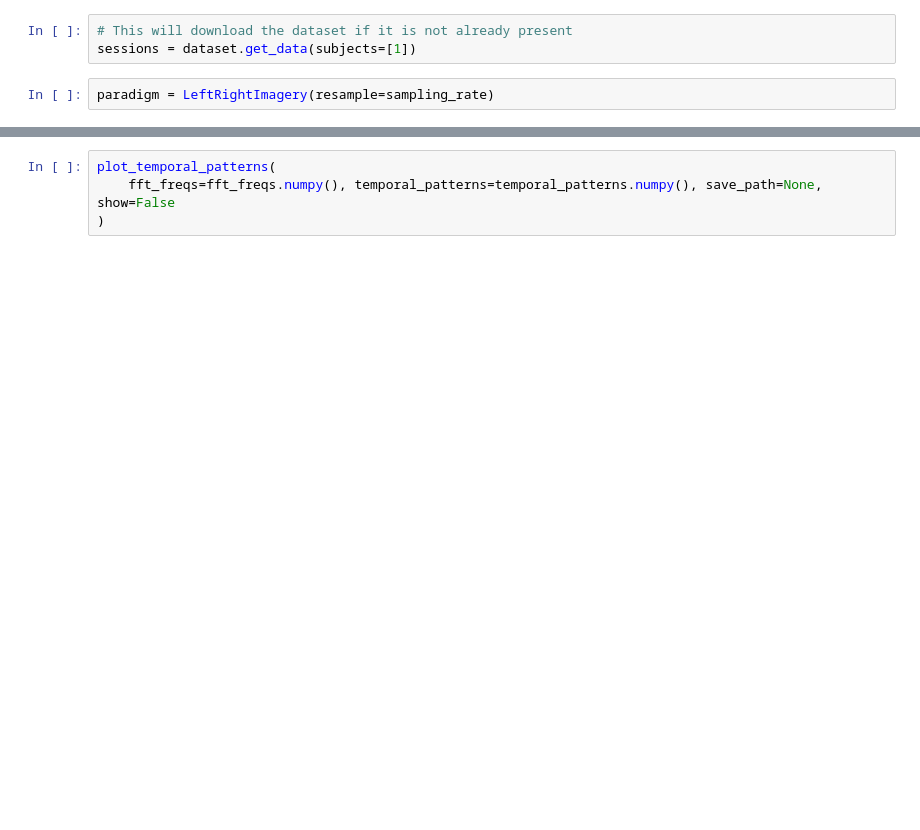
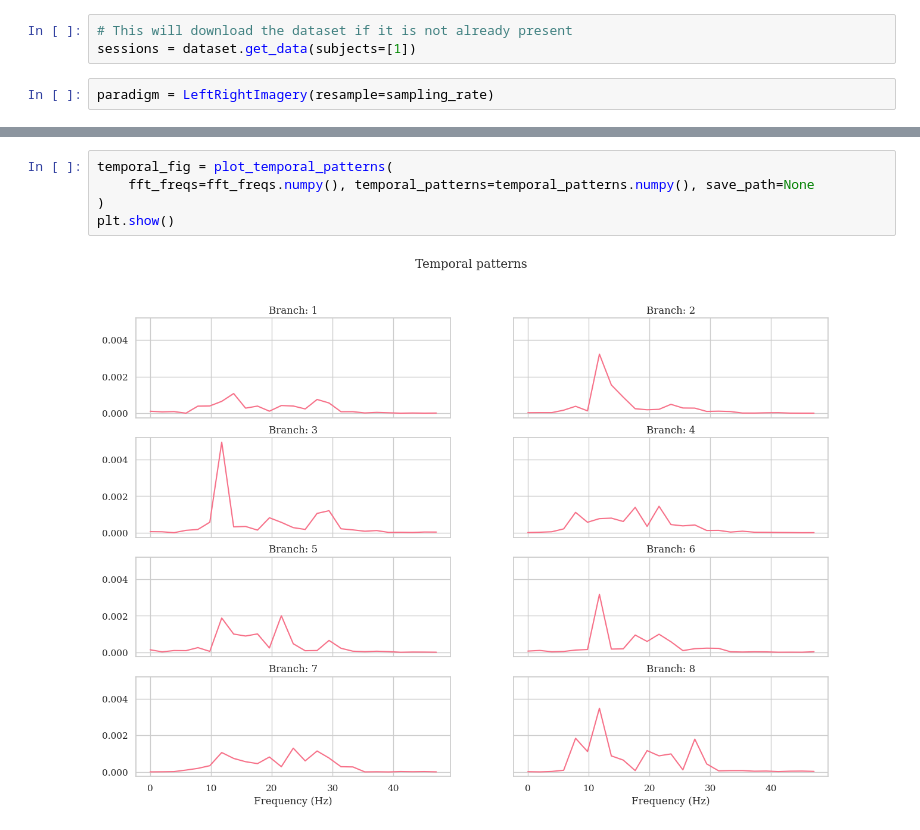
Before and after one commit to ivsemenkov/EEGSimpleNet, a Jupyter notebook: demo.ipynb, the cells around one changed output, grey strips where cells are left out. Saved outputs shown, nothing was run; the diff lists cells and outputs as text; blank space fills up the shorter version.

```diff
--- a/demo.ipynb
+++ b/demo.ipynb
@@ -231,4 +239,7 @@ plot_topographies(
 # %%
-plot_temporal_patterns(
-    fft_freqs=fft_freqs.numpy(), temporal_patterns=temporal_patterns.numpy(), save_path=None, show=False
+temporal_fig = plot_temporal_patterns(
+    fft_freqs=fft_freqs.numpy(), temporal_patterns=temporal_patterns.numpy(), save_path=None
 )
+plt.show()
+# %% [output]
+[figure, added]
```
Also changed, not shown: parts of 14 cells of this notebook.
